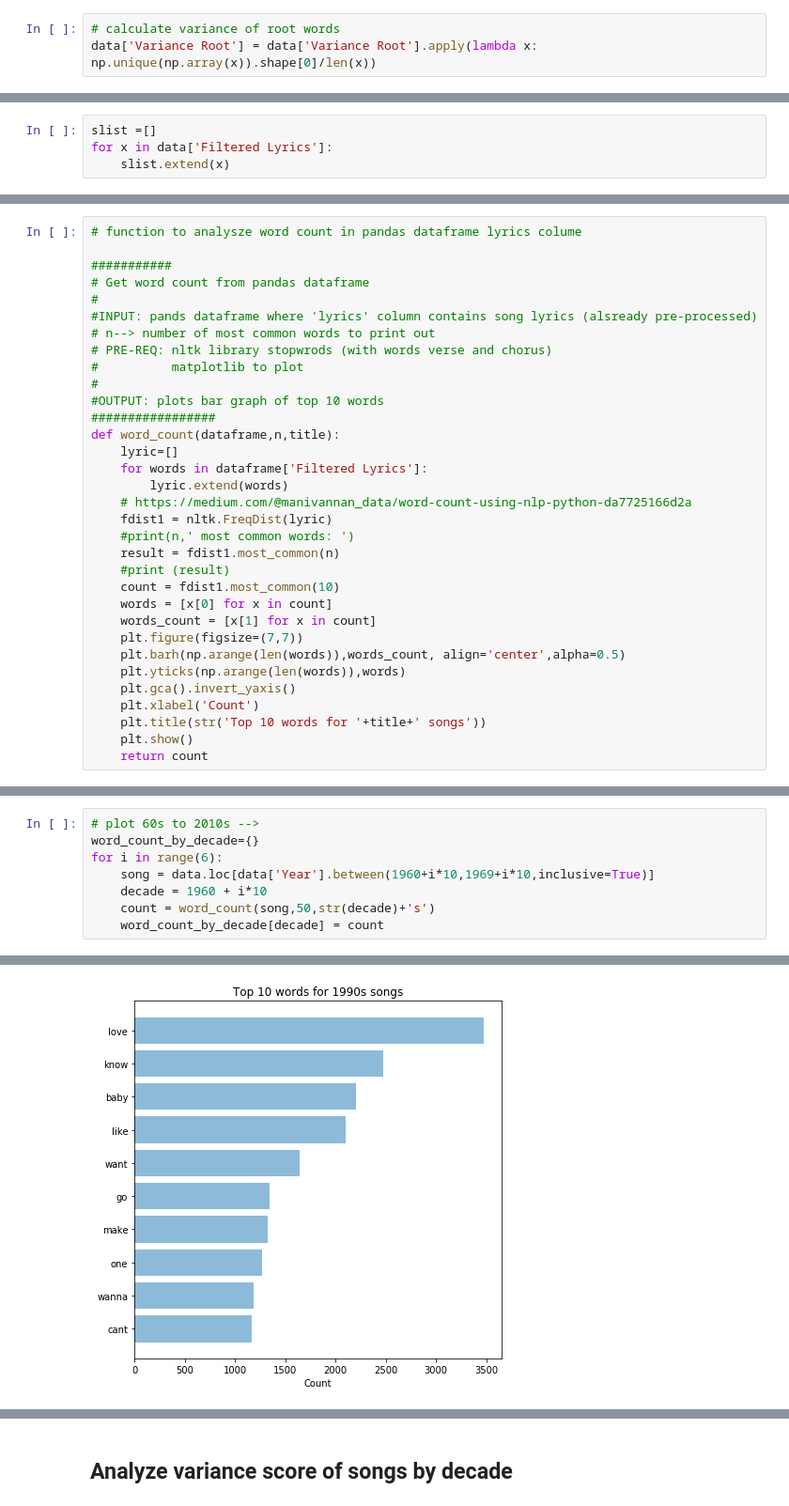
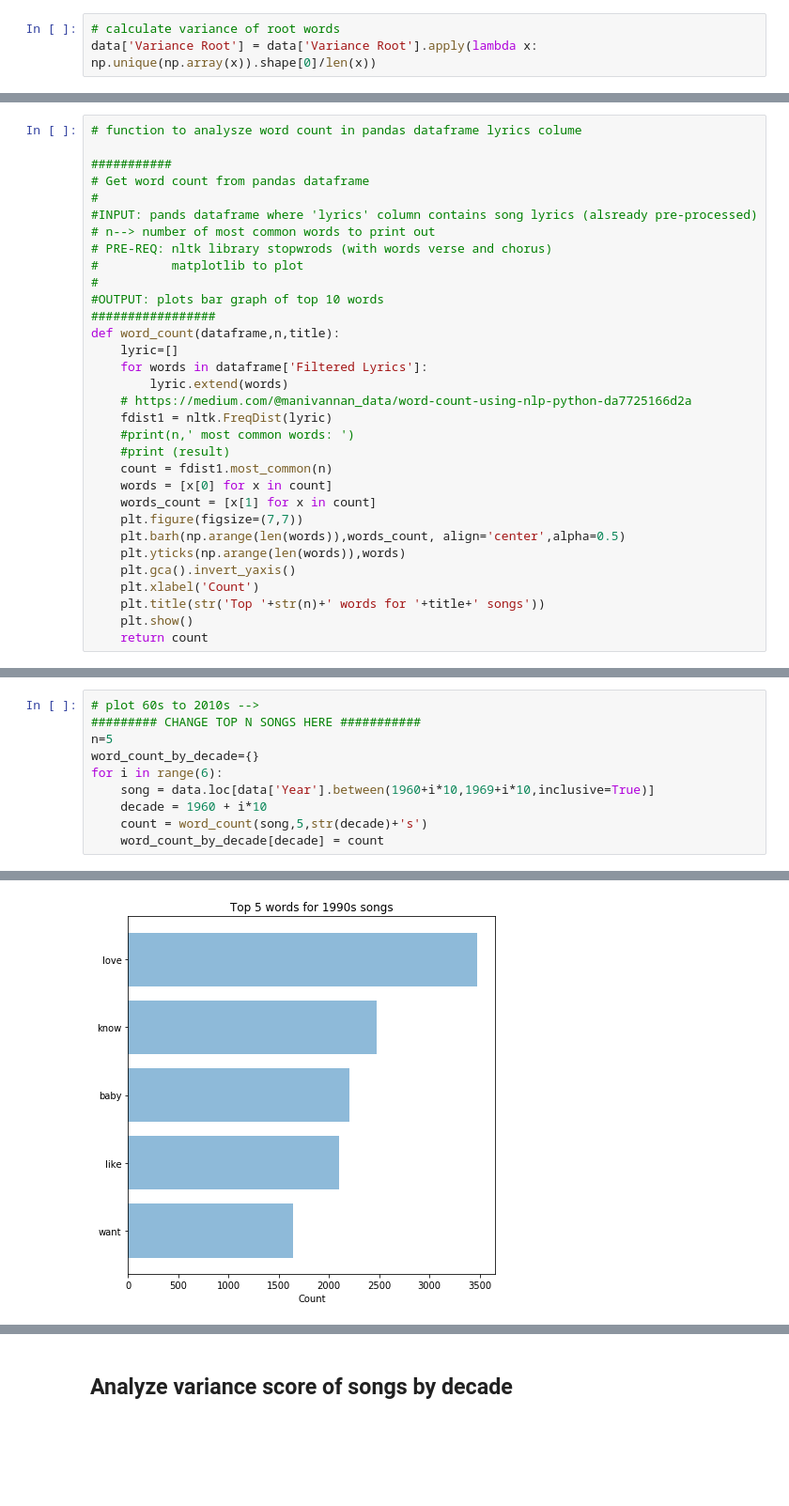
Before and after one commit to jilimm/DH_FinalProject, a Jupyter notebook: DataExploration.ipynb, the cells around one changed output, grey strips where cells are left out. Shown at 94% size. Cells and saved outputs as stored; diff of their text form; blank space fills up the shorter version.

```diff
--- a/DataExploration.ipynb
+++ b/DataExploration.ipynb
@@ -144,7 +145,3 @@ display(data.head())
 | 3 | you were on my mind | we five | 1965 | when i woke up this morning you w... | [woke, morning, mind, mind, troub... | 0.462963 | 0.462963 |
 | 4 | youve lost that lovin feelin | the righteous brothers | 1965 | you never close your eyes anymore... | [never, close, eyes, anymore, kis... | 0.423077 | 0.423077 |
 | 5 | downtown | petula clark | 1965 | when youre alone and life is maki... | [alone, life, making, lonely, alw... | 0.647059 | 0.630252 |
-# %%
-slist =[]
-for x in data['Filtered Lyrics']:
-    slist.extend(x)
@@ -181,9 +165,8 @@ def word_count(dataframe,n,title):
     # https://medium.com/@manivannan_data/word-count-using-nlp-python-da7725166d2a
     fdist1 = nltk.FreqDist(lyric)
     #print(n,' most common words: ')
-    result = fdist1.most_common(n)
     #print (result)
-    count = fdist1.most_common(10)
+    count = fdist1.most_common(n)
     words = [x[0] for x in count]
     words_count = [x[1] for x in count]
     plt.figure(figsize=(7,7))
@@ -191,7 +174,7 @@ def word_count(dataframe,n,title):
     plt.yticks(np.arange(len(words)),words)
     plt.gca().invert_yaxis()
     plt.xlabel('Count')
-    plt.title(str('Top 10 words for '+title+' songs'))
+    plt.title(str('Top '+str(n)+' words for '+title+' songs'))
     plt.show()
     return count
 # %% [markdown]
@@ -199,9 +182,11 @@ def word_count(dataframe,n,title):
 # %%
 # plot 60s to 2010s -->
+######### CHANGE TOP N SONGS HERE ###########
+n=5
 word_count_by_decade={}
 for i in range(6):
     song = data.loc[data['Year'].between(1960+i*10,1969+i*10,inclusive=True)]
     decade = 1960 + i*10
-    count = word_count(song,50,str(decade)+'s')
+    count = word_count(song,5,str(decade)+'s')
     word_count_by_decade[decade] = count
 # %% [output]
@@ -211 +196 @@ for i in range(6):
-[figure, old version]
+[figure, new version]
```
Also changed, not shown: parts of 9 cells of this notebook.
